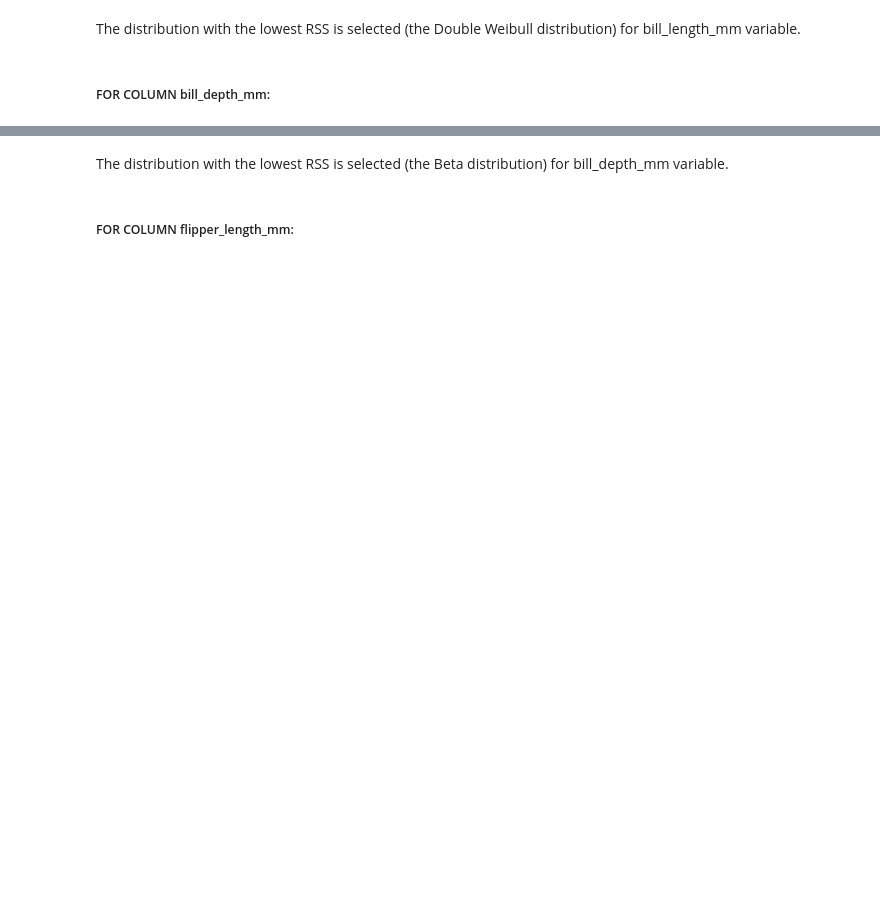
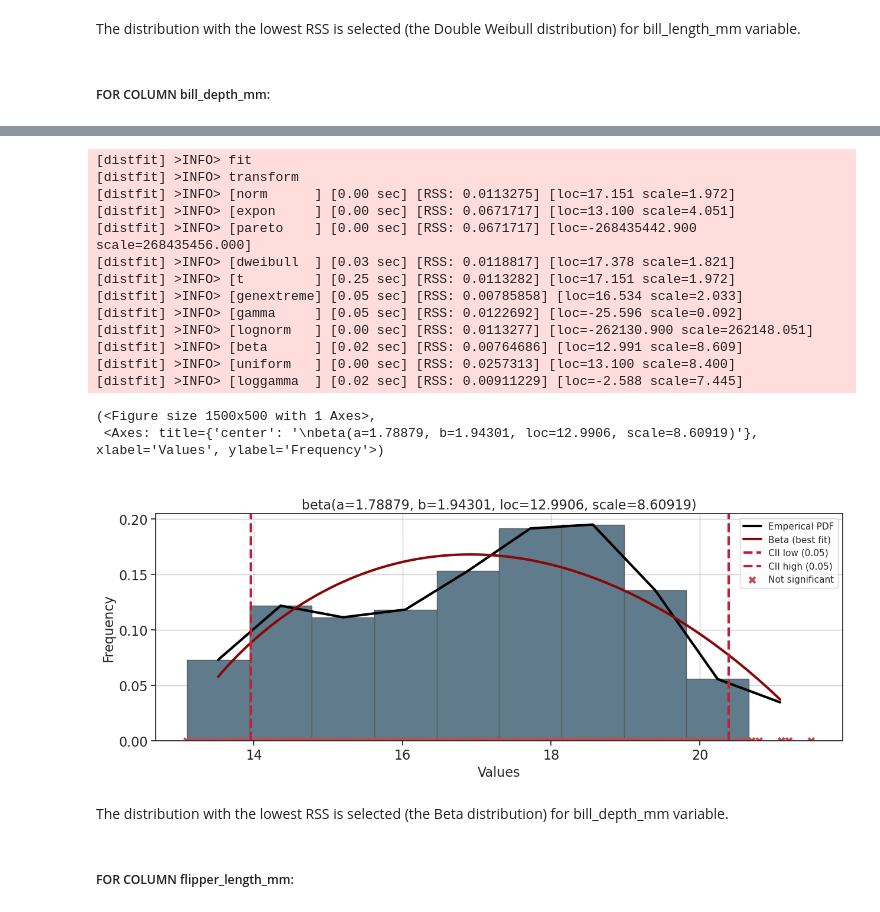
Before and after one commit to nurbujang/fundaw23, a Jupyter notebook: tasks.ipynb, the cells around one changed output, grey strips where cells are left out. Cells and saved outputs as stored; diff of their text form; code cells hidden in the pictures; blank space fills up the shorter version.

```diff
--- a/tasks.ipynb
+++ b/tasks.ipynb
@@ -290,9 +364,26 @@ plt.show()
 # %%
 dist = distfit() # Initialize distfit
 
 dist.fit_transform(df['bill_depth_mm'].dropna().values)   # Fit distributions on empirical data bill_depth_mm
 dist.predict(df['bill_depth_mm'].dropna().values)         # Predict the probability of the response variables
-dist.plot() # Plot the best fitted distribution (y is included if prediction is made)
+dist.plot(figsize=(15,5)) # Plot the best fitted distribution (y is included if prediction is made)
+# %% [output]
+[distfit] >INFO> fit
+[distfit] >INFO> transform
+[distfit] >INFO> [norm      ] [0.00 sec] [RSS: 0.0113275] [loc=17.151 scale=1.972]
+[distfit] >INFO> [expon     ] [0.00 sec] [RSS: 0.0671717] [loc=13.100 scale=4.051]
+[distfit] >INFO> [pareto    ] [0.00 sec] [RSS: 0.0671717] [loc=-268435442.900 scale=268435456.000]
+[distfit] >INFO> [dweibull  ] [0.03 sec] [RSS: 0.0118817] [loc=17.378 scale=1.821]
+[distfit] >INFO> [t         ] [0.25 sec] [RSS: 0.0113282] [loc=17.151 scale=1.972]
+[distfit] >INFO> [genextreme] [0.05 sec] [RSS: 0.00785858] [loc=16.534 scale=2.033]
+[distfit] >INFO> [gamma     ] [0.05 sec] [RSS: 0.0122692] [loc=-25.596 scale=0.092]
+[distfit] >INFO> [lognorm   ] [0.00 sec] [RSS: 0.0113277] [loc=-262130.900 scale=262148.051]
+[distfit] >INFO> [beta      ] [0.02 sec] [RSS: 0.00764686] [loc=12.991 scale=8.609]
+[distfit] >INFO> [uniform   ] [0.00 sec] [RSS: 0.0257313] [loc=13.100 scale=8.400]
+[distfit] >INFO> [loggamma  ] [0.02 sec] [RSS: 0.00911229] [loc=-2.588 scale=7.445]
+(<Figure size 1500x500 with 1 Axes>,
+ <Axes: title={'center': '\nbeta(a=1.78879, b=1.94301, loc=12.9906, scale=8.60919)'}, xlabel='Values', ylabel='Frequency'>)
+[figure, added]
 # %% [markdown]
 The distribution with the lowest RSS is selected (the Beta distribution) for bill_depth_mm variable.
 # %% [markdown]
```
Also changed, not shown: parts of 21 cells of this notebook, 2 other files.
